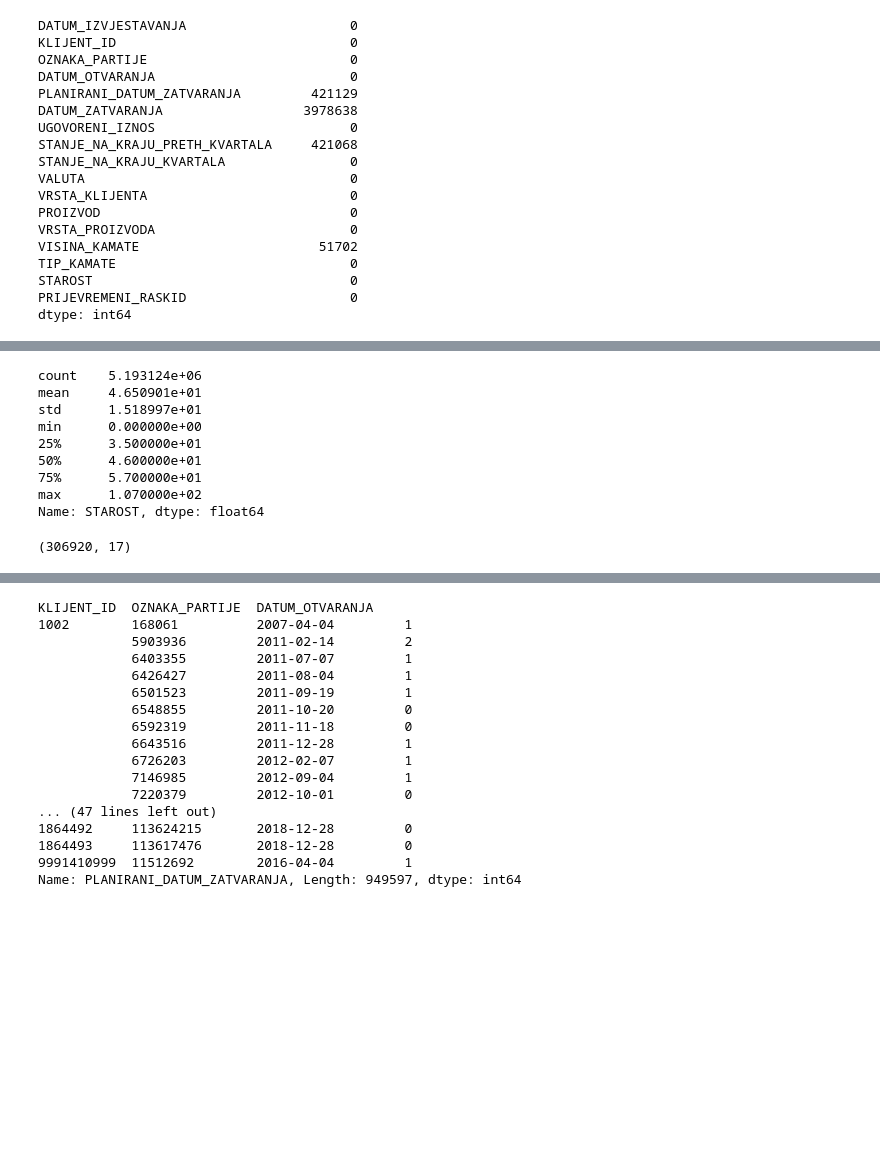
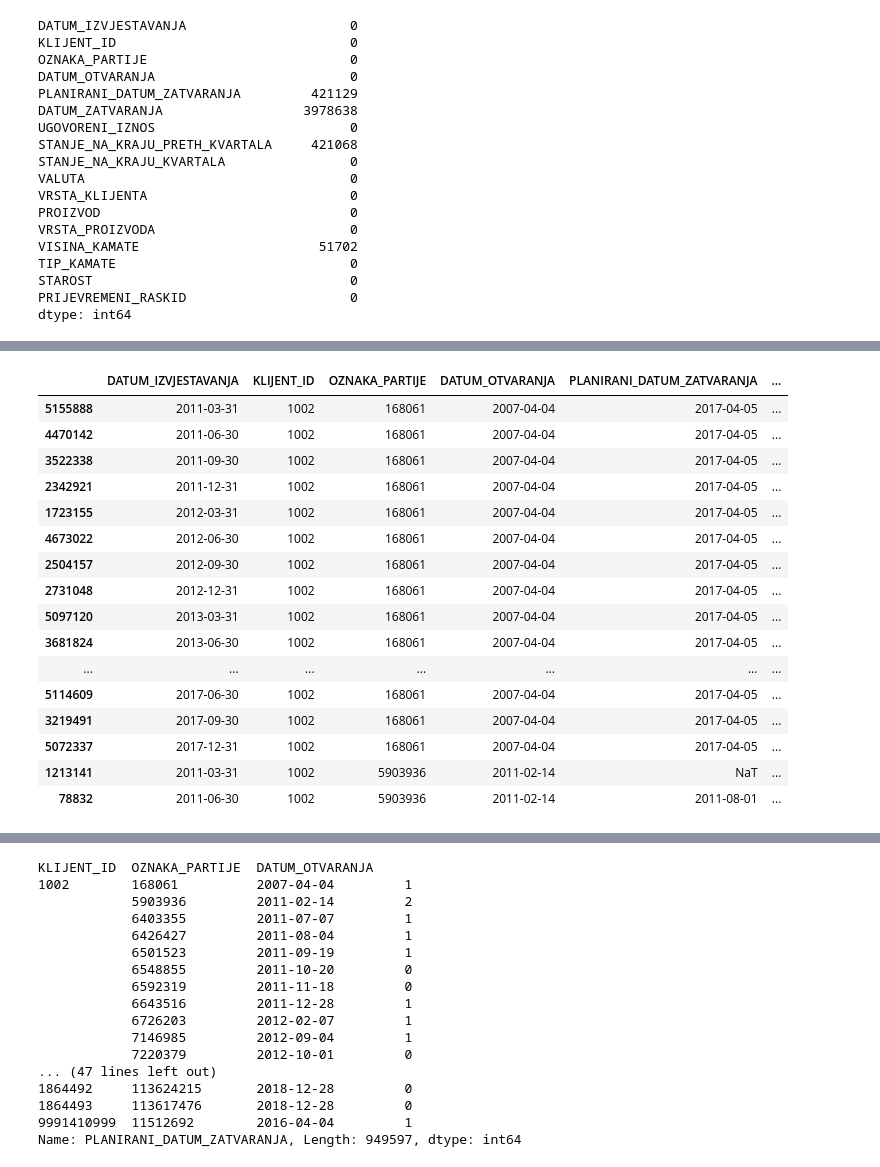
Before and after one commit to drajsel/Outliers, a Jupyter notebook: pretprocesiranje.ipynb, the cells around one changed output, grey strips where cells are left out. Drawn from its saved outputs; the diff is of its cells as text; code cells hidden in the pictures; blank space fills up the shorter version.

```diff
--- a/pretprocesiranje.ipynb
+++ b/pretprocesiranje.ipynb
@@ -66,20 +78,4 @@ logicna_starost = df[(df['STAROST']<900) & (df['STAROST']>=0)]
 mean_age = logicna_starost['STAROST'].mean()
 df['STAROST'].values[df['STAROST'].values >= 900] = mean_age
 df['STAROST'].values[df['STAROST'].values < 0] = mean_age
-df['STAROST'].describe()
+# df['STAROST'].describe()
-# %% [output]
-count    5.193124e+06
-mean     4.650901e+01
-std      1.518997e+01
-min      0.000000e+00
-25%      3.500000e+01
-50%      4.600000e+01
-75%      5.700000e+01
-max      1.070000e+02
-Name: STAROST, dtype: float64
-# %%
-# problemi s datumima - ne znamo još što s ovime
-nelogicni_datumi = df[df['PLANIRANI_DATUM_ZATVARANJA'] <= df['DATUM_OTVARANJA']]
-nelogicni_datumi.shape
-# %% [output]
-(306920, 17)
@@ -88,0 +82,22 @@ logicni_datumi.isnull().sum()
+# %%
+df.sort_values(['KLIJENT_ID', 'OZNAKA_PARTIJE', 'DATUM_OTVARANJA', 'DATUM_IZVJESTAVANJA'], inplace = True)
+# %%
+df.head(30)
+# %% [output]
+|  | DATUM_IZVJESTAVANJA | KLIJENT_ID | OZNAKA_PARTIJE | DATUM_OTVARANJA | PLANIRANI_DATUM_ZATVARANJA | ... |
+| 5155888 | 2011-03-31 | 1002 | 168061 | 2007-04-04 | 2017-04-05 | ... |
+| 4470142 | 2011-06-30 | 1002 | 168061 | 2007-04-04 | 2017-04-05 | ... |
+| 3522338 | 2011-09-30 | 1002 | 168061 | 2007-04-04 | 2017-04-05 | ... |
+| 2342921 | 2011-12-31 | 1002 | 168061 | 2007-04-04 | 2017-04-05 | ... |
+| 1723155 | 2012-03-31 | 1002 | 168061 | 2007-04-04 | 2017-04-05 | ... |
+| 4673022 | 2012-06-30 | 1002 | 168061 | 2007-04-04 | 2017-04-05 | ... |
+| 2504157 | 2012-09-30 | 1002 | 168061 | 2007-04-04 | 2017-04-05 | ... |
+| 2731048 | 2012-12-31 | 1002 | 168061 | 2007-04-04 | 2017-04-05 | ... |
+| 5097120 | 2013-03-31 | 1002 | 168061 | 2007-04-04 | 2017-04-05 | ... |
+| 3681824 | 2013-06-30 | 1002 | 168061 | 2007-04-04 | 2017-04-05 | ... |
+| ... | ... | ... | ... | ... | ... | ... |
+| 5114609 | 2017-06-30 | 1002 | 168061 | 2007-04-04 | 2017-04-05 | ... |
+| 3219491 | 2017-09-30 | 1002 | 168061 | 2007-04-04 | 2017-04-05 | ... |
+| 5072337 | 2017-12-31 | 1002 | 168061 | 2007-04-04 | 2017-04-05 | ... |
+| 1213141 | 2011-03-31 | 1002 | 5903936 | 2011-02-14 | NaT | ... |
+| 78832 | 2011-06-30 | 1002 | 5903936 | 2011-02-14 | 2011-08-01 | ... |
```
Also changed, not shown: parts of 20 cells of this notebook.
